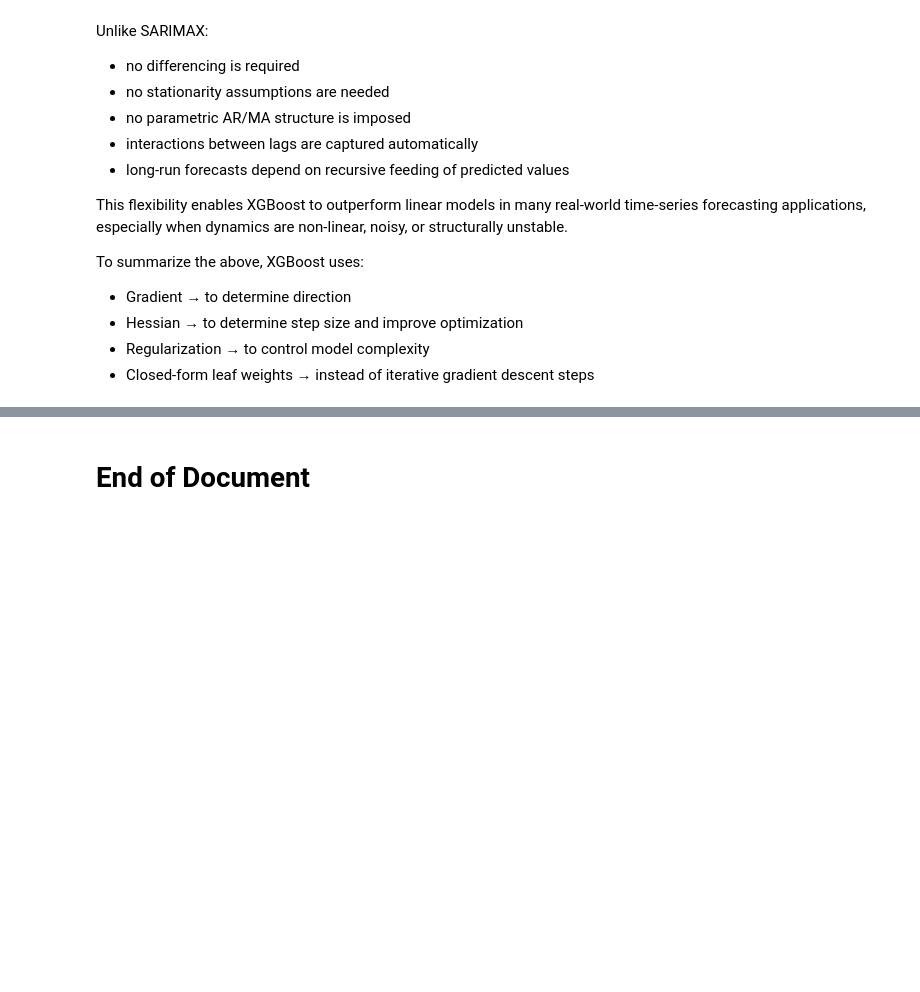
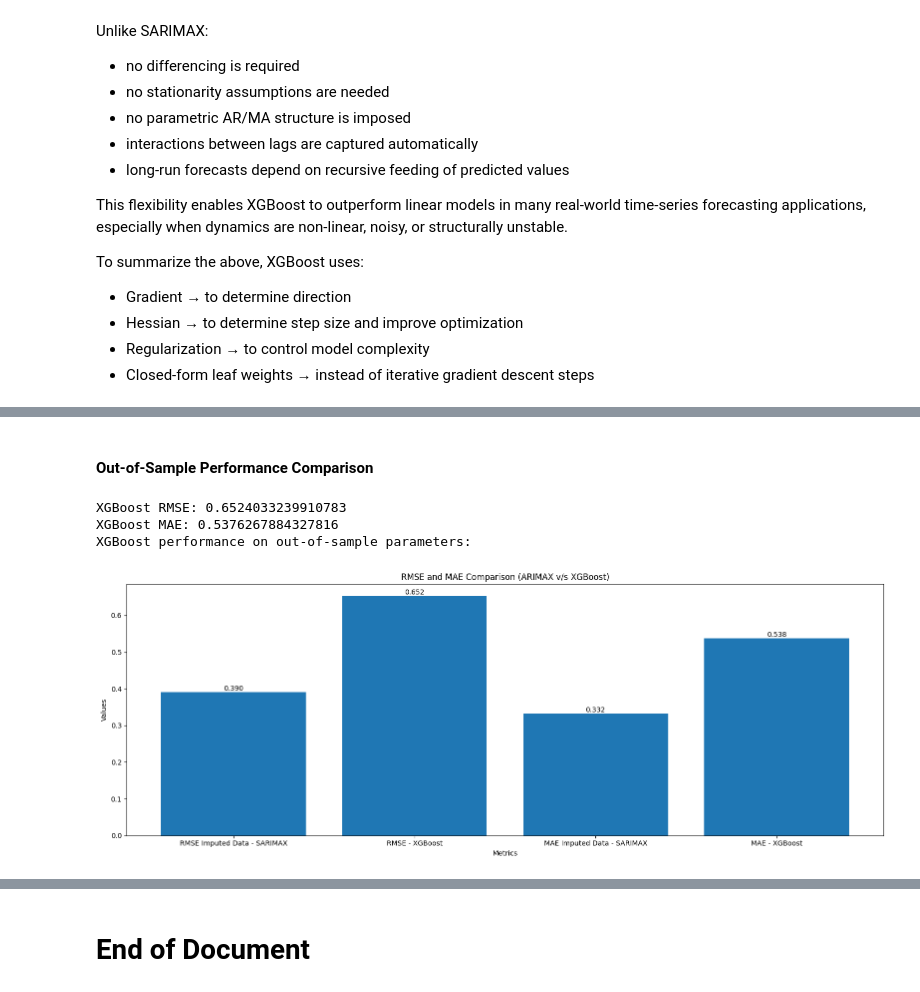
Before and after one commit to thenaivecoder89/statistical_and_machine_learning_models, a Jupyter notebook: inflation/arima_sarima_xgboost/Comparative_analysis_report_on_sarimax_xgb_on_inflation_dataset.ipynb, the cells around one changed output, grey strips where cells are left out. Drawn from its saved outputs; the diff is of its cells as text; code cells hidden in the pictures; blank space fills up the shorter version.

Commit message:
Updated with XGBoost implementation

```diff
--- a/inflation/arima_sarima_xgboost/Comparative_analysis_report_on_sarimax_xgb_on_inflation_dataset.ipynb
+++ b/inflation/arima_sarima_xgboost/Comparative_analysis_report_on_sarimax_xgb_on_inflation_dataset.ipynb
@@ -1735,0 +1907,13 @@ CPI Inflation column data type: float64
+# %%
+# Training XGBoost model with early stopping enabled and identifying best model with Out-of-Sample Performance.
+print('====================================================================')
+print('Training XGBoost model with early stopping enabled.')
+model_XGB = xgb.train(
+    params=params_XGB,
+    dtrain=dtrain,
+    num_boost_round=num_boost_round,
+    evals=evals,
+    early_stopping_rounds=erly_stopping_round,
+    verbose_eval=verbose
+)
+print(f'Best model iteration: {model_XGB.best_iteration}')
@@ -1735,0 +1934,33 @@ CPI Inflation column data type: float64
+# %% [markdown]
+#### **Out-of-Sample Performance Comparison**
+# %%
+Y_pred_XGB = model_XGB.predict(dtest)
+model_XGB_rmse = root_mean_squared_error(Y_test_XGB, Y_pred_XGB)
+model_XGB_mae = mean_absolute_error(Y_test_XGB, Y_pred_XGB)
+print(f'XGBoost RMSE: {model_XGB_rmse}')
+print(f'XGBoost MAE: {model_XGB_mae}')
+print('XGBoost performance on out-of-sample parameters:')
+Y_comp_values = [model_sarimax_imputed_rmse, model_XGB_rmse, model_sarimax_imputed_mae, model_XGB_mae]
+X_comp_values = ['RMSE Imputed Data - SARIMAX', 'RMSE - XGBoost', 'MAE Imputed Data - SARIMAX', 'MAE - XGBoost']
+plt.subplots(figsize=(16, 6), dpi=100)
+bars = plt.bar(X_comp_values, Y_comp_values)
+for bar in bars:
+    height = bar.get_height()
+    plt.text(
+        bar.get_x() + bar.get_width() / 2,
+        height,
+        f'{height:.3f}',
+        ha='center',
+        va='bottom',
+        fontsize=10
+    )
+plt.xlabel('Metrics')
+plt.ylabel('Values')
+plt.title('RMSE and MAE Comparison (ARIMAX v/s XGBoost)', fontsize=12)
+plt.tight_layout()
+plt.show()
+# %% [output]
+XGBoost RMSE: 0.6524033239910783
+XGBoost MAE: 0.5376267884327816
+XGBoost performance on out-of-sample parameters:
+[figure, added]
```
Also changed, not shown: parts of 8 cells of this notebook.
